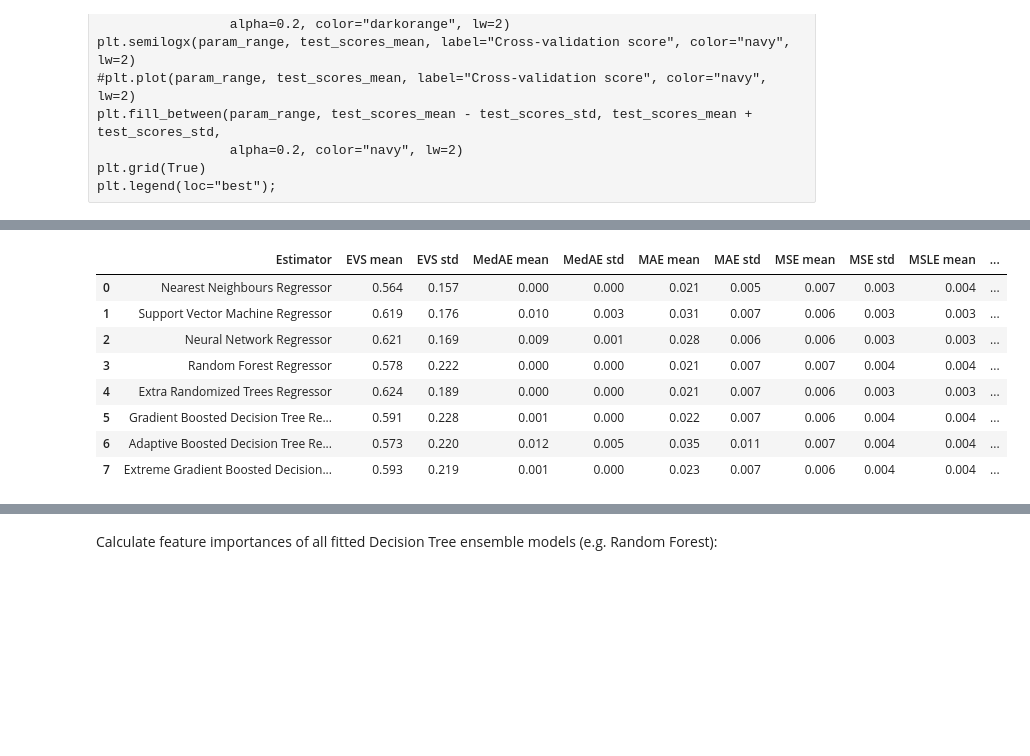
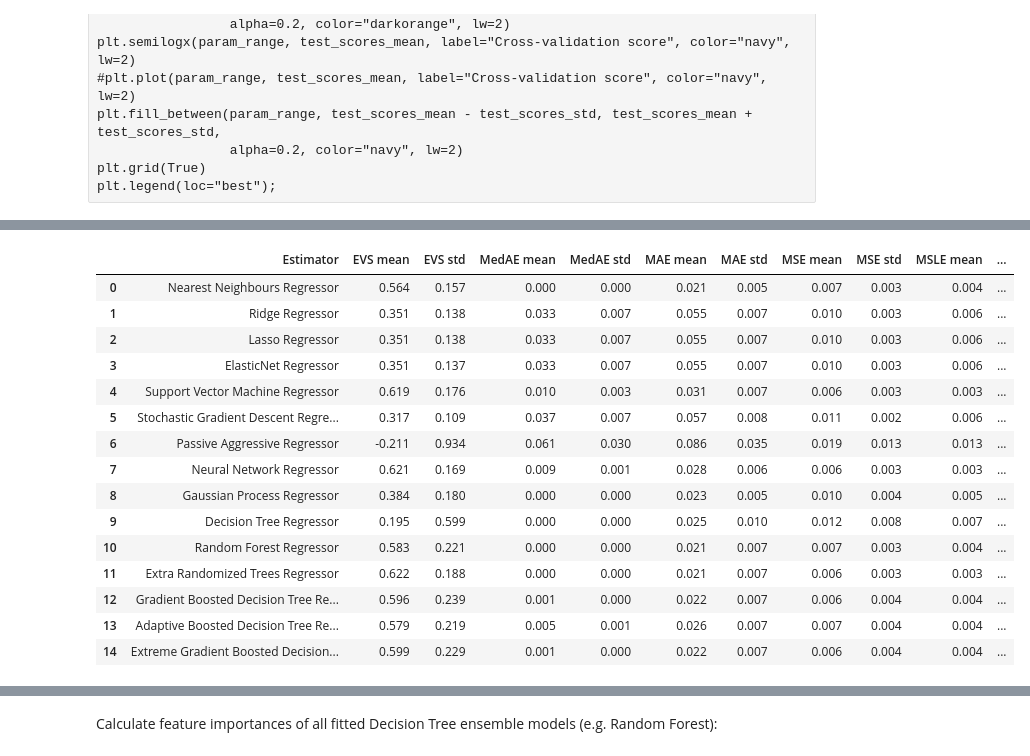
Before and after one commit to gmalim/NBA_analysis, a Jupyter notebook: NBA_MVP.ipynb, the cells around one changed output, grey strips where cells are left out. Cells and saved outputs as stored; diff of their text form; code cells hidden in the pictures; blank space fills up the shorter version.

```diff
--- a/NBA_MVP.ipynb
+++ b/NBA_MVP.ipynb
@@ -323,7 +312,6 @@ w   = 'uniform' # 'uniform', 'distance'
 estimator = KNeighborsRegressor(n_neighbors=n_n, weights=w)
 models.append(MyModel(estimator_name, estimator))
 
-'''
 estimator_name = 'Ridge Regressor' # Shrinkage => Feature coefficient suppression
 a = 0.1 # regularization factor (higher alpha -> stronger regularization i.e. opposite of C parameter)
 estimator = Ridge(alpha=a, random_state=rseed)
@@ -339,7 +327,6 @@ a = 1e-04
 l_r = 0.5
 estimator = ElasticNet(alpha=a, l1_ratio=l_r, random_state=rseed)
 models.append(MyModel(estimator_name, estimator))
-'''
 
 estimator_name = 'Support Vector Machine Regressor'
 #estimator_name = 'Linear Support Vector Machine Regressor'
@@ -353,7 +340,6 @@ estimator = SVR(C=C, epsilon=e, kernel=k, degree=d, cache_size=1000)
 #estimator = LinearSVR(C=C, loss=l, dual=False, random_state=rseed)
 models.append(MyModel(estimator_name, estimator))
 
-'''
 estimator_name = 'Stochastic Gradient Descent Regressor'
 #l = 'hinge' # 'log', 'modified_huber', 'squared_hinge', 'perceptron'
 #p = 'l2'
@@ -365,14 +351,12 @@ estimator_name = 'Passive Aggressive Regressor'
 #l = 'squared_hinge' # 'hinge'
 estimator = PassiveAggressiveRegressor(random_state=rseed) #(C=C, loss=l, random_state=rseed)
 models.append(MyModel(estimator_name, estimator))
-'''
 
 estimator_name = 'Neural Network Regressor'
 a = 1.0 # l2 regularization factor
 estimator = MLPRegressor(alpha=a, random_state=rseed)
 models.append(MyModel(estimator_name, estimator))
 
-'''
 estimator_name = 'Gaussian Process Regressor' # (CV is slowwwwwwww)
 estimator = GaussianProcessRegressor(random_state=rseed)
 models.append(MyModel(estimator_name, estimator))
@@ -383,37 +367,36 @@ m_f = 'auto' # The number of features to consider when looking for the best spli
 #              'auto' => max_features=sqrt(n_features)
 estimator = DecisionTreeRegressor(random_state=rseed) #(max_depth=m_d, max_features=m_f, class_weight='balanced', random_state=rseed)
 models.append(MyModel(estimator_name, estimator))
-'''
 
 estimator_name = 'Random Forest Regressor'
-n_e = 200
+n_e = 100
 m_d = None
 m_f = 'auto'
 estimator = RandomForestRegressor(n_estimators=n_e, max_depth=m_d, max_features=m_f, random_state=rseed)
 models.append(MyModel(estimator_name, estimator))
 
 estimator_name = 'Extra Randomized Trees Regressor'
-n_e = 200
+n_e = 100
 m_d = None
 m_f = 'auto'
 estimator = ExtraTreesRegressor(n_estimators=n_e, max_depth=m_d, max_features=m_f, random_state=rseed)
 models.append(MyModel(estimator_name, estimator))
 
 estimator_name = 'Gradient Boosted Decision Tree Regressor'
-n_e = 200
+n_e = 100
 m_d = 3
 l_r = 0.1
 estimator = GradientBoostingRegressor(n_estimators=n_e, max_depth=m_d, learning_rate=l_r, random_state=rseed)
 models.append(MyModel(estimator_name, estimator))
 
 estimator_name = 'Adaptive Boosted Decision Tree Regressor'
-n_e = 200
+n_e = 100
 l_r = 0.1
 estimator = AdaBoostRegressor(n_estimators=n_e, learning_rate=l_r, random_state=rseed)
 models.append(MyModel(estimator_name, estimator))
 
 estimator_name = 'Extreme Gradient Boosted Decision Tree Regressor'
-n_e = 200
+n_e = 100
 m_d = 3
 l_r = 0.1
 estimator = XGBRegressor(n_estimators=n_e, max_depth=m_d, learning_rate=l_r, random_state=rseed)
@@ -422,12 +405,12 @@ models.append(MyModel(estimator_name, estimator))
 print("--> ML regressors implemented in this analysis:")
 print("")
 
-modelnames = []
+model_names = []
 
 for counter, model in enumerate(models, 0):
     print("{:2} : {}".format(counter, model.estimator_name))
     #print("     Model parameters : ", mymodel.estimator.get_params())
-    modelnames.append(model.estimator_name)
+    model_names.append(model.estimator_name)
 # %% [output]
 --> ML regressors implemented in this analysis:
 
@@ -575,12 +565,9 @@ logo = LeaveOneGroupOut()
 
 cv_groups = df_train['YEAR'] # Players in the same group (i.e. a single NBA season) have identical YEAR variables
 
-cv_scores = []
+cv_metrics = []
 
 for imodel, model in enumerate(models):
-
-    #if (imodel != 0):
-    #    continue
 
     model.reset()
 
@@ -610,8 +597,6 @@ for imodel, model in enumerate(models):
         y_cvprediction = regressor.predict(X_cvtest)
         y_cvtruth      = y_cvtest.tolist()
 
-        regressor.fit(X_train, y_train)          # Fit model to training data
-
         EVS_cvgroups  .append(explained_variance_score(y_cvtruth, y_cvprediction))
         MEDAE_cvgroups.append(median_absolute_error   (y_cvtruth, y_cvprediction))
         MAE_cvgroups  .append(mean_absolute_error     (y_cvtruth, y_cvprediction))
@@ -619,29 +604,32 @@ for imodel, model in enumerate(models):
         MSLE_cvgroups .append(mean_squared_log_error  (y_cvtruth, y_cvprediction))
         R2S_cvgroups  .append(r2_score                (y_cvtruth, y_cvprediction))
 
-    cv_scores.append({'Estimator'  : regressor_name,
-                      'EVS mean'   : (np.mean(EVS_cvgroups)  *1).round(3),
-                      'EVS std'    : (np.std (EVS_cvgroups)  *1).round(3),
-                      'MedAE mean' : (np.mean(MEDAE_cvgroups)*1).round(3),
-                      'MedAE std'  : (np.std (MEDAE_cvgroups)*1).round(3),
-                      'MAE mean'   : (np.mean(MAE_cvgroups)  *1).round(3),
-                      'MAE std'    : (np.std (MAE_cvgroups)  *1).round(3),
-                      'MSE mean'   : (np.mean(MSE_cvgroups)  *1).round(3),
-                      'MSE std'    : (np.std (MSE_cvgroups)  *1).round(3),
-                      'MSLE mean'  : (np.mean(MSLE_cvgroups) *1).round(3),
-                      'MSLE std'   : (np.std (MSLE_cvgroups) *1).round(3),
-                      'R2S mean'   : (np.mean(R2S_cvgroups)  *1).round(3),
-                      'R2S std'    : (np.std (R2S_cvgroups)  *1).round(3)})
+        #if hasattr(model.estimator, "feature_importances_"):
+        #    importances = regressor.feature_importances_
+
+    cv_metrics.append({'Estimator'  : regressor_name,
+                       'EVS mean'   : (np.mean(EVS_cvgroups)  *1).round(3),
+                       'EVS std'    : (np.std (EVS_cvgroups)  *1).round(3),
+                       'MedAE mean' : (np.mean(MEDAE_cvgroups)*1).round(3),
+                       'MedAE std'  : (np.std (MEDAE_cvgroups)*1).round(3),
+                       'MAE mean'   : (np.mean(MAE_cvgroups)  *1).round(3),
+                       'MAE std'    : (np.std (MAE_cvgroups)  *1).round(3),
+                       'MSE mean'   : (np.mean(MSE_cvgroups)  *1).round(3),
+                       'MSE std'    : (np.std (MSE_cvgroups)  *1).round(3),
+                       'MSLE mean'  : (np.mean(MSLE_cvgroups) *1).round(3),
+                       'MSLE std'   : (np.std (MSLE_cvgroups) *1).round(3),
+                       'R2S mean'   : (np.mean(R2S_cvgroups)  *1).round(3),
+                       'R2S std'    : (np.std (R2S_cvgroups)  *1).round(3)})
 
 print("")
-print("--> Regression scores for all models (mean and std over all years):")
+print("--> Regression metrics for all models (mean and std over all years):")
 print("")
 
 columnorder = ['Estimator', 'EVS mean', 'EVS std', 'MedAE mean', 'MedAE std', 'MAE mean', 'MAE std',
                'MSE mean', 'MSE std', 'MSLE mean', 'MSLE std', 'R2S mean', 'R2S std']
 
-df_cv_scores = pd.DataFrame(cv_scores, columns=columnorder)
+df_cv_metrics = pd.DataFrame(cv_metrics, columns=columnorder)
 
-display(HTML(df_cv_scores.to_html()))
+display(HTML(df_cv_metrics.to_html()))
 # %% [output]
 --> Cross-validating Nearest Neighbours Regressor ...
@@ -657,9 +652,16 @@ display(HTML(df_cv_scores.to_html()))
 |  | Estimator | EVS mean | EVS std | MedAE mean | MedAE std | MAE mean | MAE std | MSE mean | MSE std | MSLE mean | ... |
 | 0 | Nearest Neighbours Regressor | 0.564 | 0.157 | 0.000 | 0.000 | 0.021 | 0.005 | 0.007 | 0.003 | 0.004 | ... |
-| 1 | Support Vector Machine Regressor | 0.619 | 0.176 | 0.010 | 0.003 | 0.031 | 0.007 | 0.006 | 0.003 | 0.003 | ... |
-| 2 | Neural Network Regressor | 0.621 | 0.169 | 0.009 | 0.001 | 0.028 | 0.006 | 0.006 | 0.003 | 0.003 | ... |
-| 3 | Random Forest Regressor | 0.578 | 0.222 | 0.000 | 0.000 | 0.021 | 0.007 | 0.007 | 0.004 | 0.004 | ... |
-| 4 | Extra Randomized Trees Regressor | 0.624 | 0.189 | 0.000 | 0.000 | 0.021 | 0.007 | 0.006 | 0.003 | 0.003 | ... |
-| 5 | Gradient Boosted Decision Tree Re... | 0.591 | 0.228 | 0.001 | 0.000 | 0.022 | 0.007 | 0.006 | 0.004 | 0.004 | ... |
-| 6 | Adaptive Boosted Decision Tree Re... | 0.573 | 0.220 | 0.012 | 0.005 | 0.035 | 0.011 | 0.007 | 0.004 | 0.004 | ... |
-| 7 | Extreme Gradient Boosted Decision... | 0.593 | 0.219 | 0.001 | 0.000 | 0.023 | 0.007 | 0.006 | 0.004 | 0.004 | ... |
+| 1 | Ridge Regressor | 0.351 | 0.138 | 0.033 | 0.007 | 0.055 | 0.007 | 0.010 | 0.003 | 0.006 | ... |
+| 2 | Lasso Regressor | 0.351 | 0.138 | 0.033 | 0.007 | 0.055 | 0.007 | 0.010 | 0.003 | 0.006 | ... |
+| 3 | ElasticNet Regressor | 0.351 | 0.137 | 0.033 | 0.007 | 0.055 | 0.007 | 0.010 | 0.003 | 0.006 | ... |
+| 4 | Support Vector Machine Regressor | 0.619 | 0.176 | 0.010 | 0.003 | 0.031 | 0.007 | 0.006 | 0.003 | 0.003 | ... |
+| 5 | Stochastic Gradient Descent Regre... | 0.317 | 0.109 | 0.037 | 0.007 | 0.057 | 0.008 | 0.011 | 0.002 | 0.006 | ... |
+| 6 | Passive Aggressive Regressor | -0.211 | 0.934 | 0.061 | 0.030 | 0.086 | 0.035 | 0.019 | 0.013 | 0.013 | ... |
+| 7 | Neural Network Regressor | 0.621 | 0.169 | 0.009 | 0.001 | 0.028 | 0.006 | 0.006 | 0.003 | 0.003 | ... |
+| 8 | Gaussian Process Regressor | 0.384 | 0.180 | 0.000 | 0.000 | 0.023 | 0.005 | 0.010 | 0.004 | 0.005 | ... |
+| 9 | Decision Tree Regressor | 0.195 | 0.599 | 0.000 | 0.000 | 0.025 | 0.010 | 0.012 | 0.008 | 0.007 | ... |
+| 10 | Random Forest Regressor | 0.583 | 0.221 | 0.000 | 0.000 | 0.021 | 0.007 | 0.007 | 0.003 | 0.004 | ... |
+| 11 | Extra Randomized Trees Regressor | 0.622 | 0.188 | 0.000 | 0.000 | 0.021 | 0.007 | 0.006 | 0.003 | 0.003 | ... |
+| 12 | Gradient Boosted Decision Tree Re... | 0.596 | 0.239 | 0.001 | 0.000 | 0.022 | 0.007 | 0.006 | 0.004 | 0.004 | ... |
+| 13 | Adaptive Boosted Decision Tree Re... | 0.579 | 0.219 | 0.005 | 0.001 | 0.026 | 0.007 | 0.007 | 0.004 | 0.004 | ... |
+| 14 | Extreme Gradient Boosted Decision... | 0.599 | 0.229 | 0.001 | 0.000 | 0.022 | 0.007 | 0.006 | 0.004 | 0.004 | ... |
```
Also changed, not shown: parts of 21 cells of this notebook, 1 other file.
